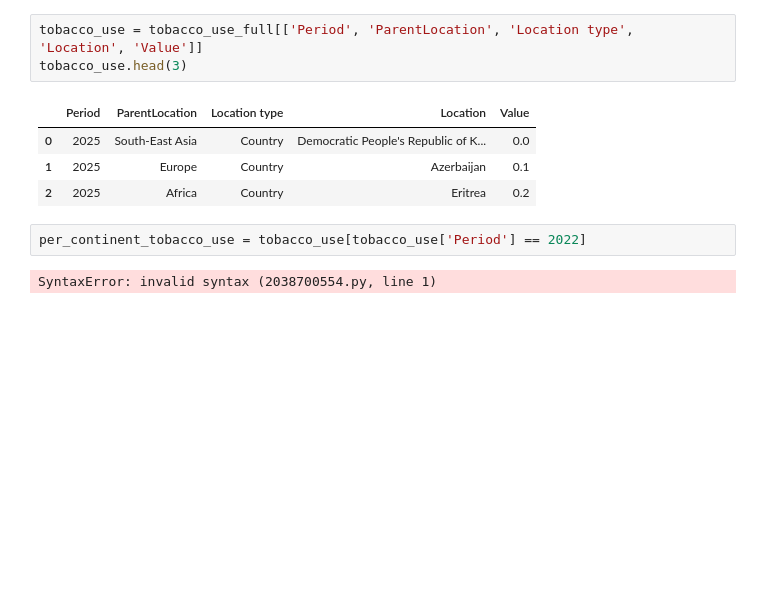
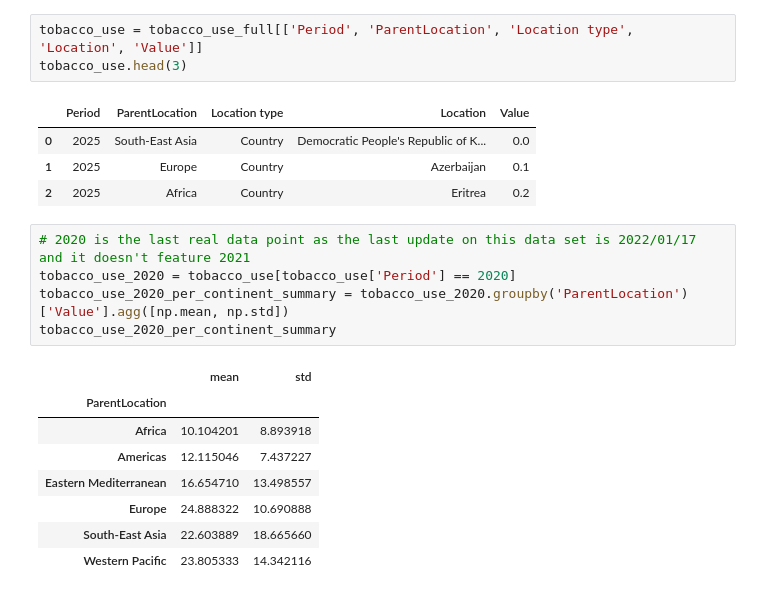
Before and after one commit to GGasset/Tobacco-use-Analytic, a Jupyter notebook: TobaccoUseAnalytic.ipynb, the cells around one changed output. Drawn from its saved outputs; the diff is of its cells as text; blank space fills up the shorter version.

```diff
--- a/TobaccoUseAnalytic.ipynb
+++ b/TobaccoUseAnalytic.ipynb
@@ -19,7 +19,17 @@ tobacco_use.head(3)
 | 0 | 2025 | South-East Asia | Country | Democratic People's Republic of K... | 0.0 |
 | 1 | 2025 | Europe | Country | Azerbaijan | 0.1 |
 | 2 | 2025 | Africa | Country | Eritrea | 0.2 |
-# %%
-per_continent_tobacco_use = tobacco_use[tobacco_use['Period'] == 2022]
-# %% [output]
-SyntaxError: invalid syntax (2038700554.py, line 1)
+# %%
+# 2020 is the last real data point as the last update on this data set is 2022/01/17 and it doesn't feature 2021
+tobacco_use_2020 = tobacco_use[tobacco_use['Period'] == 2020]
+tobacco_use_2020_per_continent_summary = tobacco_use_2020.groupby('ParentLocation')['Value'].agg([np.mean, np.std])
+tobacco_use_2020_per_continent_summary
+# %% [output]
+|  | mean | std |
+| ParentLocation |  |  |
+| Africa | 10.104201 | 8.893918 |
+| Americas | 12.115046 | 7.437227 |
+| Eastern Mediterranean | 16.654710 | 13.498557 |
+| Europe | 24.888322 | 10.690888 |
+| South-East Asia | 22.603889 | 18.665660 |
+| Western Pacific | 23.805333 | 14.342116 |
```
Also changed, not shown: parts of 2 cells of this notebook, 1 other file.
